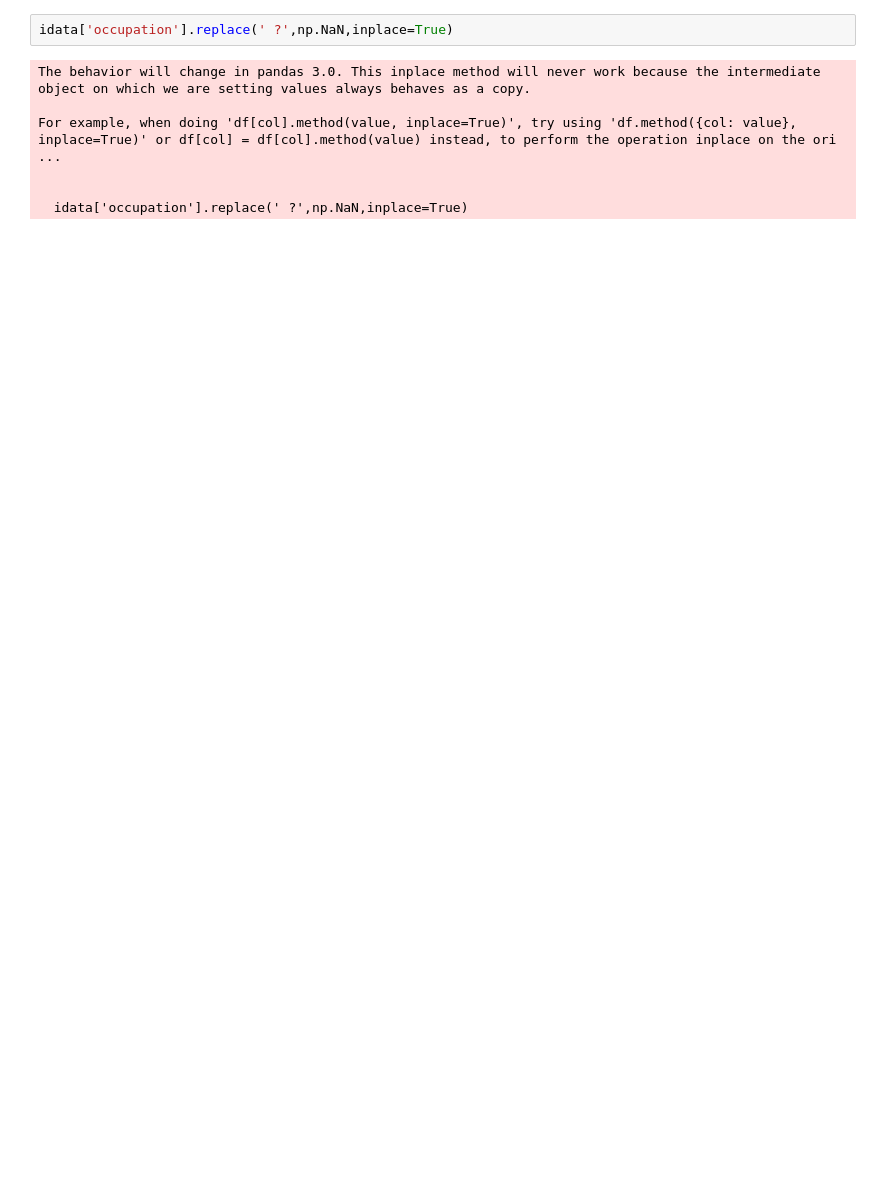
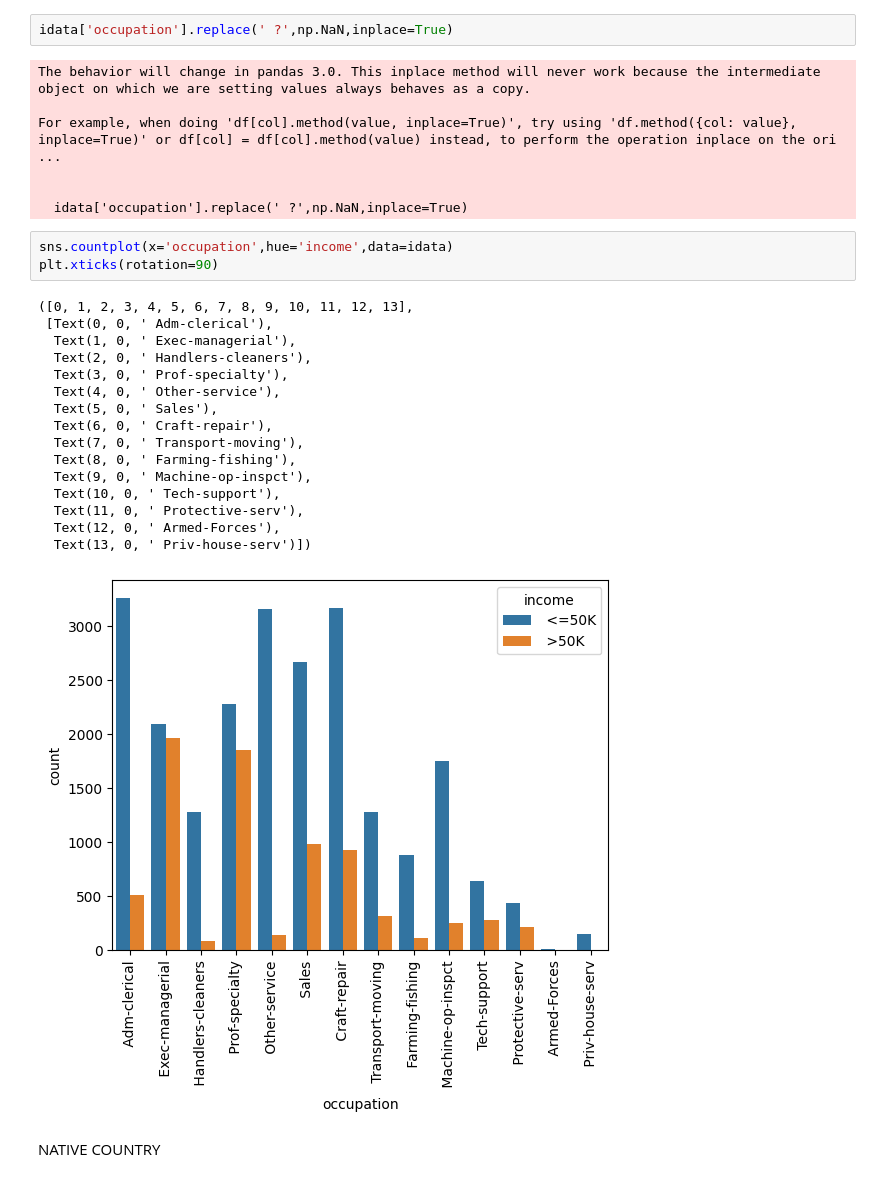
Before and after one commit to mimi428/Income-classification, a Jupyter notebook: incomeclass.ipynb, the cells around one changed output. Cells and saved outputs as stored; diff of their text form; blank space fills up the shorter version.

Commit message:
exploratory data analysis

```diff
--- a/incomeclass.ipynb
+++ b/incomeclass.ipynb
@@ -350,4 +358,26 @@ For example, when doing 'df[col].method(value, inplace=True)', try using 'df.met
 
 
   idata['occupation'].replace(' ?',np.NaN,inplace=True)
+# %%
+sns.countplot(x='occupation',hue='income',data=idata)
+plt.xticks(rotation=90)
+# %% [output]
+([0, 1, 2, 3, 4, 5, 6, 7, 8, 9, 10, 11, 12, 13],
+ [Text(0, 0, ' Adm-clerical'),
+  Text(1, 0, ' Exec-managerial'),
+  Text(2, 0, ' Handlers-cleaners'),
+  Text(3, 0, ' Prof-specialty'),
+  Text(4, 0, ' Other-service'),
+  Text(5, 0, ' Sales'),
+  Text(6, 0, ' Craft-repair'),
+  Text(7, 0, ' Transport-moving'),
+  Text(8, 0, ' Farming-fishing'),
+  Text(9, 0, ' Machine-op-inspct'),
+  Text(10, 0, ' Tech-support'),
+  Text(11, 0, ' Protective-serv'),
+  Text(12, 0, ' Armed-Forces'),
+  Text(13, 0, ' Priv-house-serv')])
+[figure, added]
+# %% [markdown]
+NATIVE COUNTRY
 # %%
```
Also changed, not shown: parts of 25 cells of this notebook.
